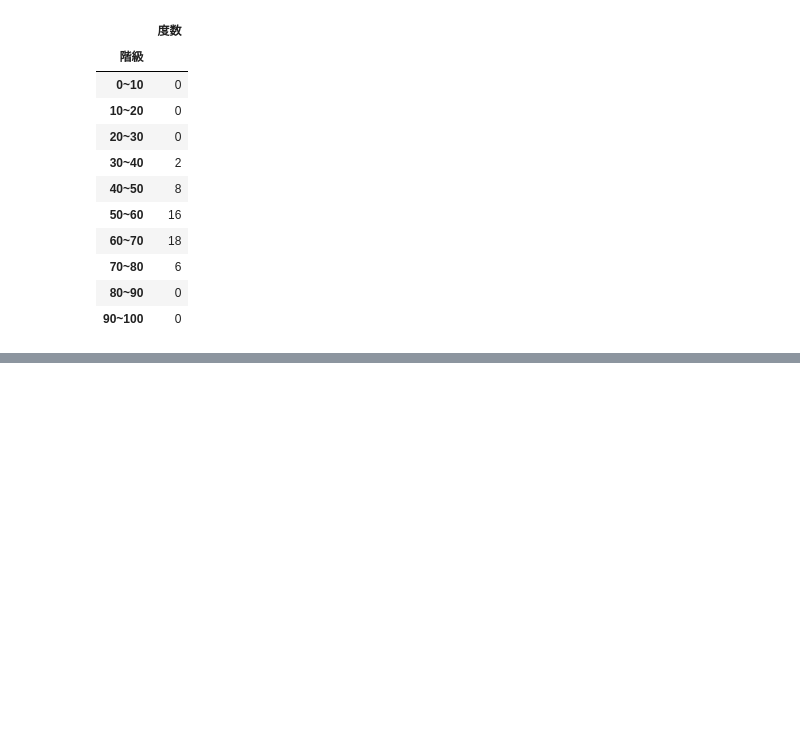
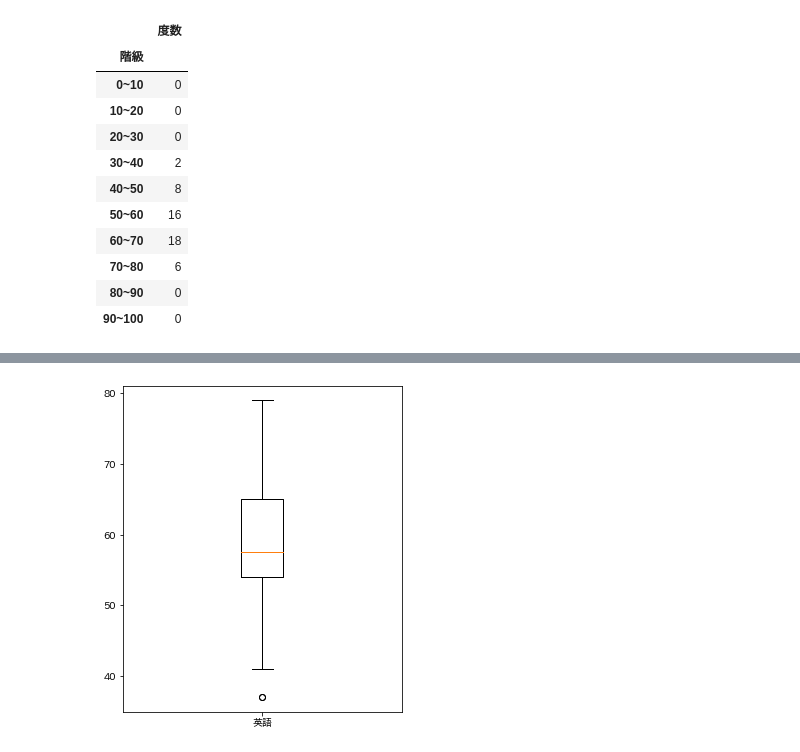
Before and after one commit to yuyahy/Statistical-Analysis-with-Python, a Jupyter notebook: Chap2_English_Exam.ipynb, the cells around one changed output, grey strips where cells are left out. Cells and saved outputs as stored; diff of their text form; code cells hidden in the pictures; blank space fills up the shorter version.

```diff
--- a/Chap2_English_Exam.ipynb
+++ b/Chap2_English_Exam.ipynb
@@ -327,0 +457,14 @@ freq_dist_df
+# %%
+# 箱ひげ図を描画
+# →データのばらつきを表現する図
+#     箱はQ1〜Q3
+#    ひげは四分位範囲のQ1-1.5IQR、Q3+1.5QRを表す(IOR = Q3-Q1)を表す
+#    箱にもひげにも入り切らなかった値は外れ値とみなす
+
+fig = plt.figure(figsize=(5, 6))
+ax = fig.add_subplot(111)
+ax.boxplot(english_scores, labels=['英語'])
+
+plt.show()
+# %% [output]
+[figure, added]
```
Also changed, not shown: parts of 10 cells of this notebook.
